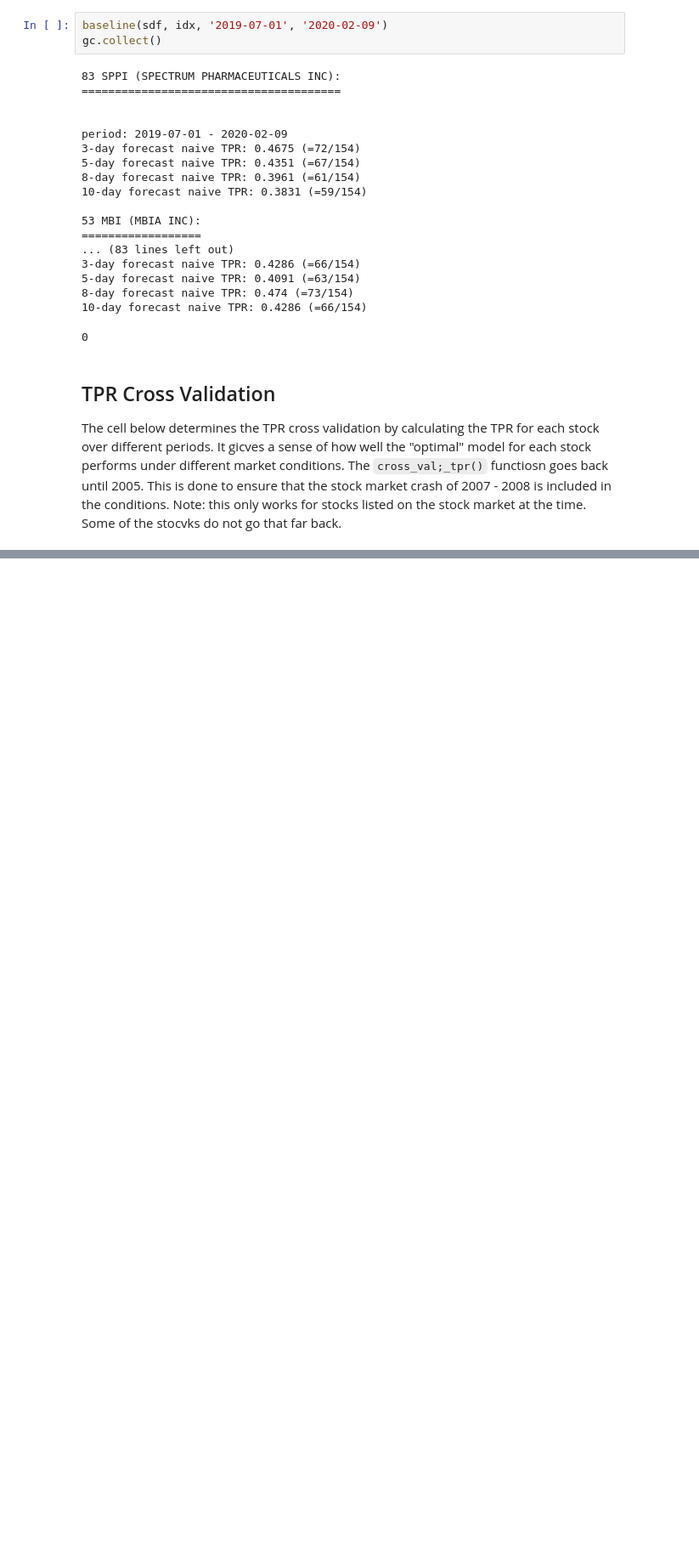
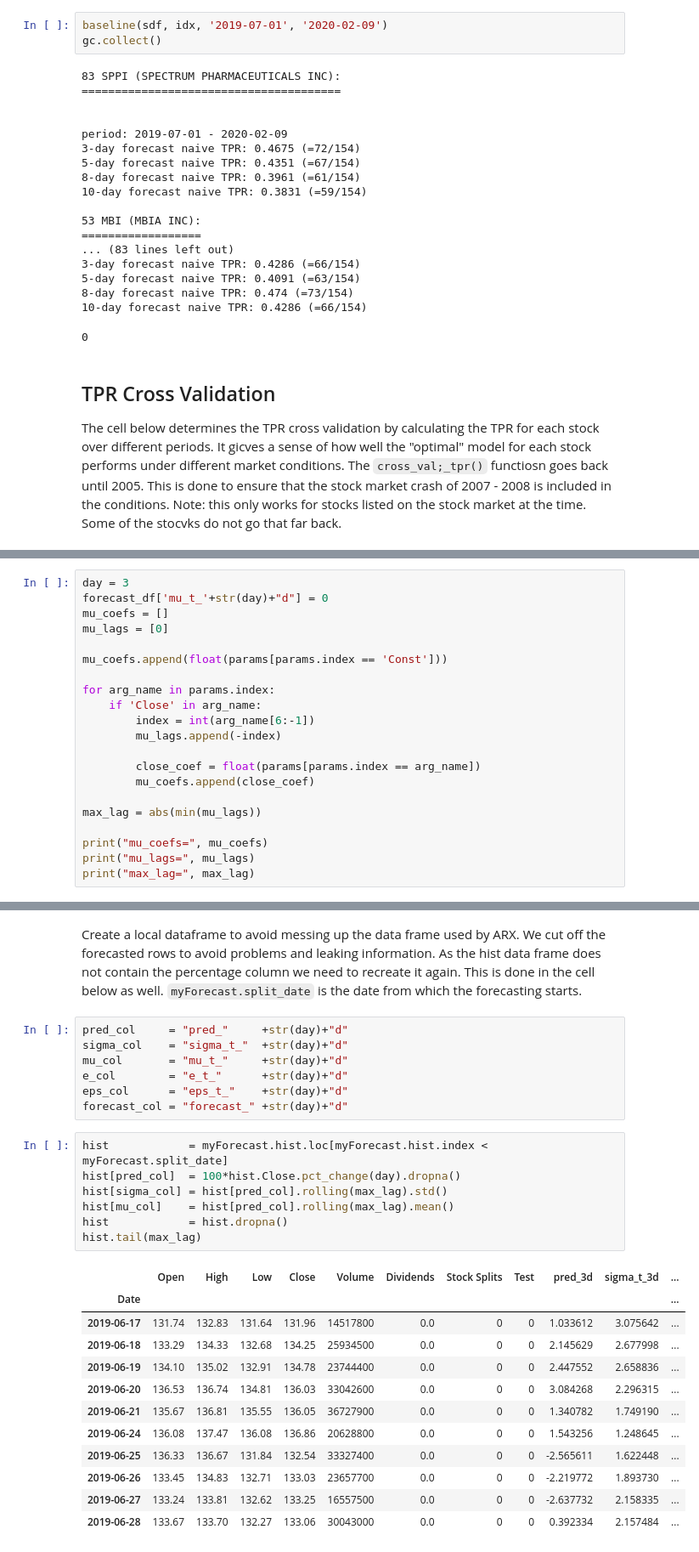
Before and after one commit to frkornet/Stock-Market-Final-Project, a Jupyter notebook: notebook/test days up.ipynb, the cells around one changed output, grey strips where cells are left out. Shown at 85% size. Saved outputs shown, nothing was run; the diff lists cells and outputs as text; blank space fills up the shorter version.

```diff
--- a/notebook/test days up.ipynb
+++ b/notebook/test days up.ipynb
@@ -349,0 +359,21 @@ Name: params, dtype: float64
+# %%
+day = 3
+forecast_df['mu_t_'+str(day)+"d"] = 0
+mu_coefs = []
+mu_lags = [0]
+
+mu_coefs.append(float(params[params.index == 'Const']))
+
+for arg_name in params.index:
+    if 'Close' in arg_name:
+        index = int(arg_name[6:-1])
+        mu_lags.append(-index)
+
+        close_coef = float(params[params.index == arg_name])
+        mu_coefs.append(close_coef)
+
+max_lag = abs(min(mu_lags))
+
+print("mu_coefs=", mu_coefs)
+print("mu_lags=", mu_lags)
+print("max_lag=", max_lag)
@@ -349,0 +399,29 @@ Name: params, dtype: float64
+# %% [markdown]
+Create a local dataframe to avoid messing up the data frame used by ARX. We cut off the forecasted rows to avoid problems and leaking information. As the hist data frame does not contain the percentage column we need to recreate it again. This is done in the cell below as well. `myForecast.split_date` is the date from which the forecasting starts.
+# %%
+pred_col     = "pred_"     +str(day)+"d"
+sigma_col    = "sigma_t_"  +str(day)+"d"
+mu_col       = "mu_t_"     +str(day)+"d"
+e_col        = "e_t_"      +str(day)+"d"
+eps_col      = "eps_t_"    +str(day)+"d"
+forecast_col = "forecast_" +str(day)+"d"
+# %%
+hist            = myForecast.hist.loc[myForecast.hist.index < myForecast.split_date]
+hist[pred_col]  = 100*hist.Close.pct_change(day).dropna()
+hist[sigma_col] = hist[pred_col].rolling(max_lag).std()
+hist[mu_col]    = hist[pred_col].rolling(max_lag).mean()
+hist            = hist.dropna()
+hist.tail(max_lag)
+# %% [output]
+|  | Open | High | Low | Close | Volume | Dividends | Stock Splits | Test | pred_3d | sigma_t_3d | ... |
+| Date |  |  |  |  |  |  |  |  |  |  | ... |
+| 2019-06-17 | 131.74 | 132.83 | 131.64 | 131.96 | 14517800 | 0.0 | 0 | 0 | 1.033612 | 3.075642 | ... |
+| 2019-06-18 | 133.29 | 134.33 | 132.68 | 134.25 | 25934500 | 0.0 | 0 | 0 | 2.145629 | 2.677998 | ... |
+| 2019-06-19 | 134.10 | 135.02 | 132.91 | 134.78 | 23744400 | 0.0 | 0 | 0 | 2.447552 | 2.658836 | ... |
+| 2019-06-20 | 136.53 | 136.74 | 134.81 | 136.03 | 33042600 | 0.0 | 0 | 0 | 3.084268 | 2.296315 | ... |
+| 2019-06-21 | 135.67 | 136.81 | 135.55 | 136.05 | 36727900 | 0.0 | 0 | 0 | 1.340782 | 1.749190 | ... |
+| 2019-06-24 | 136.08 | 137.47 | 136.08 | 136.86 | 20628800 | 0.0 | 0 | 0 | 1.543256 | 1.248645 | ... |
+| 2019-06-25 | 136.33 | 136.67 | 131.84 | 132.54 | 33327400 | 0.0 | 0 | 0 | -2.565611 | 1.622448 | ... |
+| 2019-06-26 | 133.45 | 134.83 | 132.71 | 133.03 | 23657700 | 0.0 | 0 | 0 | -2.219772 | 1.893730 | ... |
+| 2019-06-27 | 133.24 | 133.81 | 132.62 | 133.25 | 16557500 | 0.0 | 0 | 0 | -2.637732 | 2.158335 | ... |
+| 2019-06-28 | 133.67 | 133.70 | 132.27 | 133.06 | 30043000 | 0.0 | 0 | 0 | 0.392334 | 2.157484 | ... |
```
Also changed, not shown: parts of 40 cells of this notebook, 3 other files.
